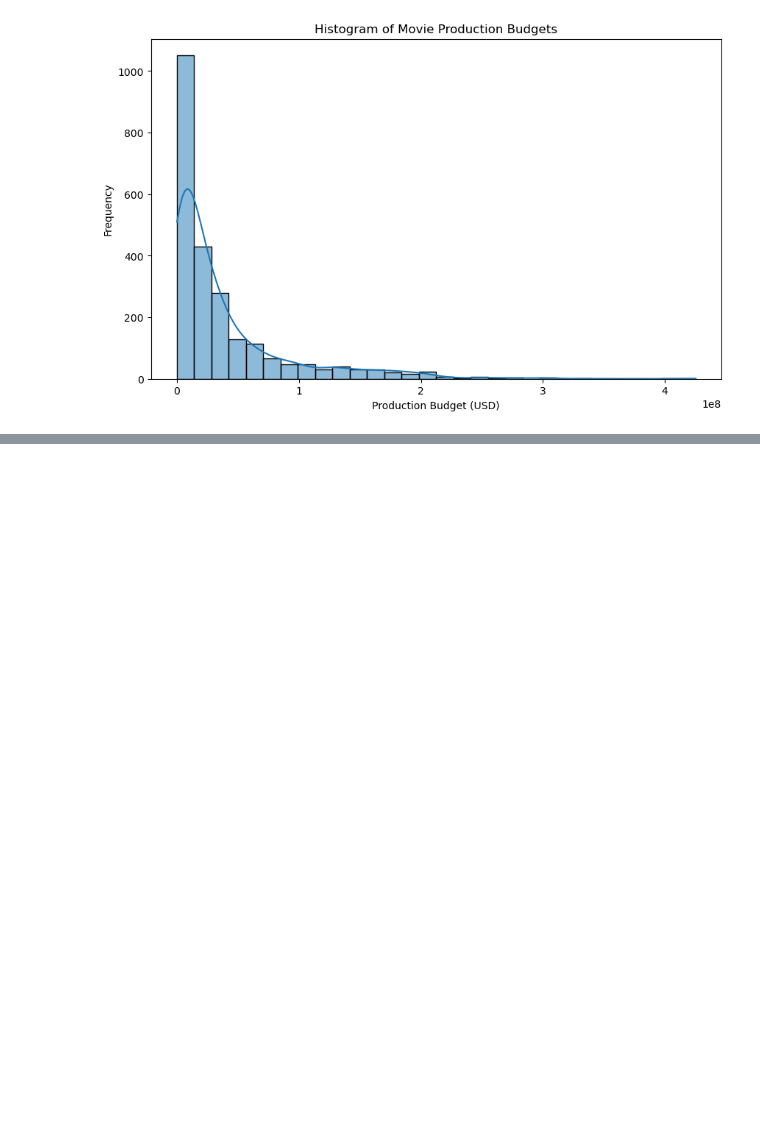
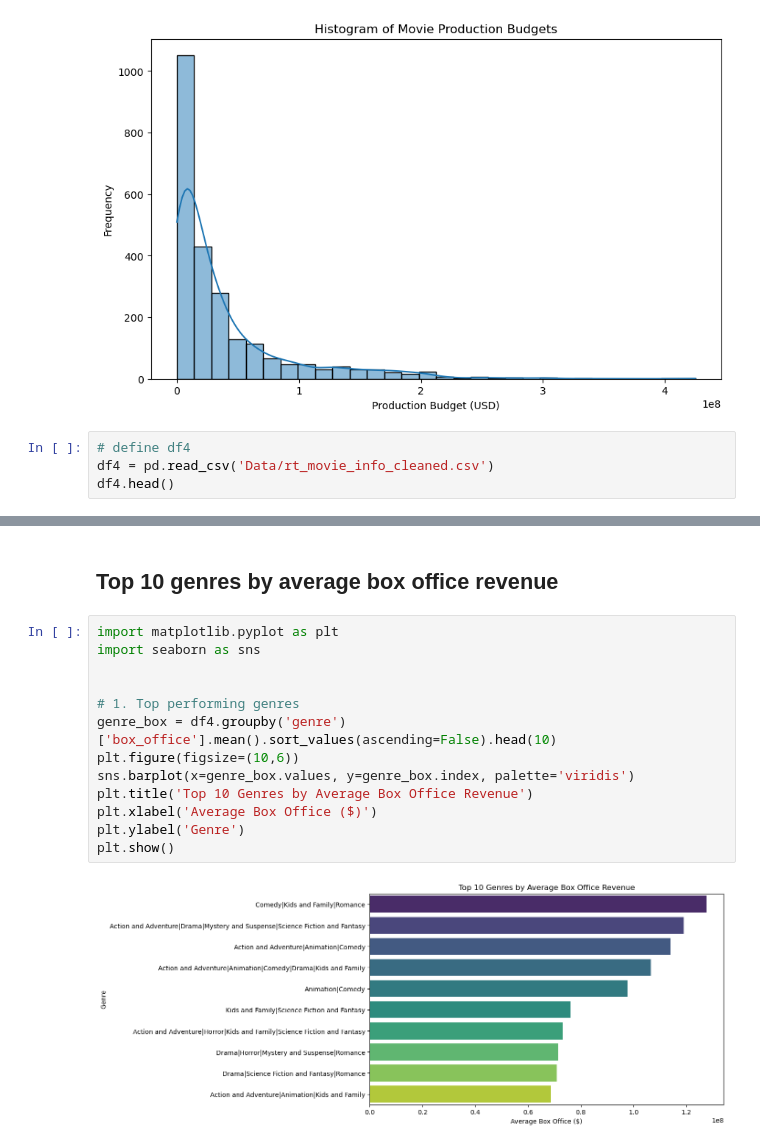
Before and after one commit to Vincent-Muteti/Phase2-Project, a Jupyter notebook: group5.ipynb, the cells around one changed output, grey strips where cells are left out. Cells and saved outputs as stored; diff of their text form; blank space fills up the shorter version.

```diff
--- a/group5.ipynb
+++ b/group5.ipynb
@@ -318,3 +318,7 @@ plt.ylabel('Frequency')
 plt.show()
 # %% [output]
 [figure]
+# %%
+# define df4
+df4 = pd.read_csv('Data/rt_movie_info_cleaned.csv')
+df4.head()
@@ -320,0 +332,17 @@ plt.show()
+# %% [markdown]
+## Top 10 genres by average box office revenue
+# %%
+import matplotlib.pyplot as plt
+import seaborn as sns
+
+
+# 1. Top performing genres
+genre_box = df4.groupby('genre')['box_office'].mean().sort_values(ascending=False).head(10)
+plt.figure(figsize=(10,6))
+sns.barplot(x=genre_box.values, y=genre_box.index, palette='viridis')
+plt.title('Top 10 Genres by Average Box Office Revenue')
+plt.xlabel('Average Box Office ($)')
+plt.ylabel('Genre')
+plt.show()
+# %% [output]
+[figure, added]
```
Also changed, not shown: parts of 15 cells of this notebook, 1 other file.
